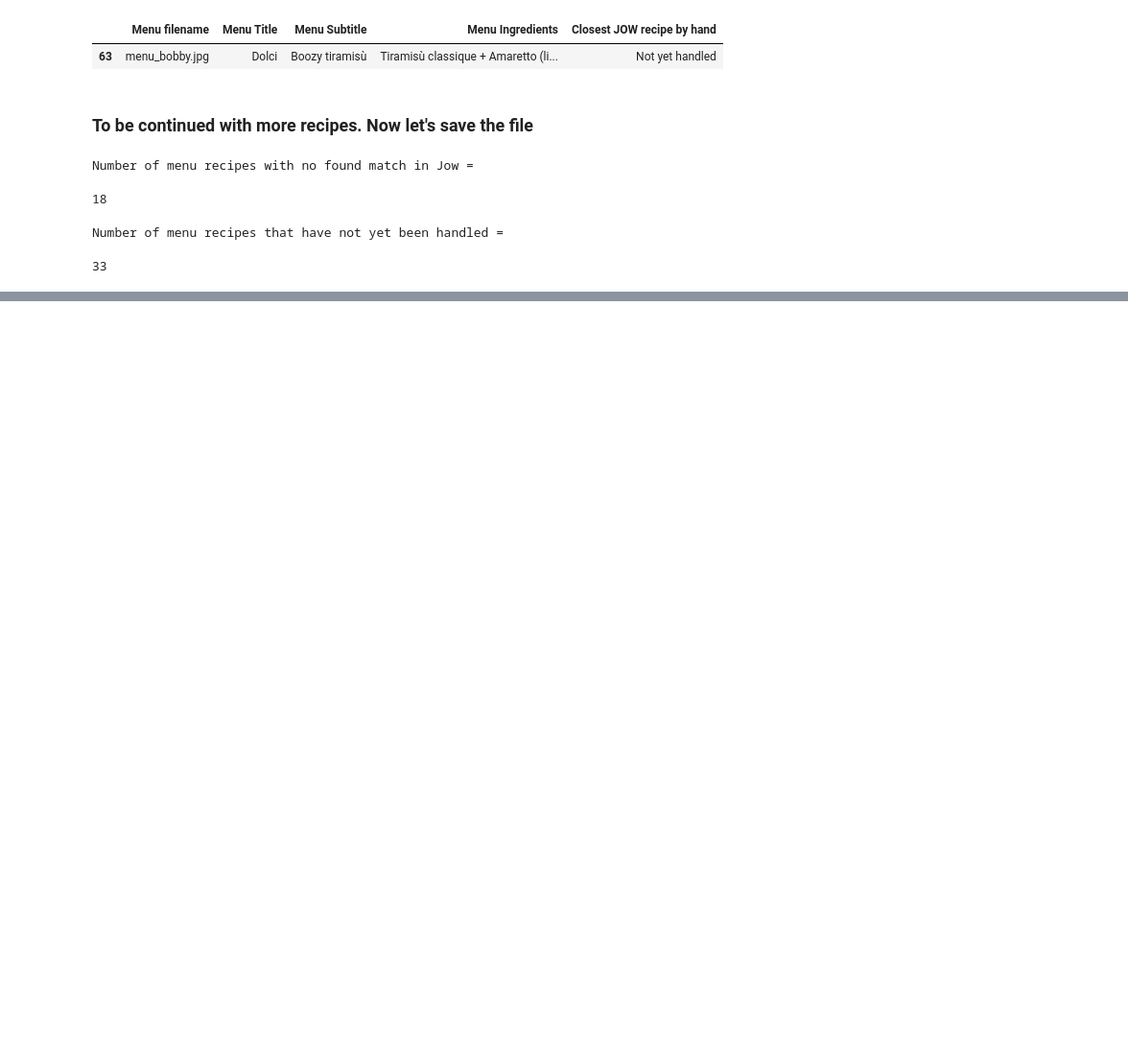
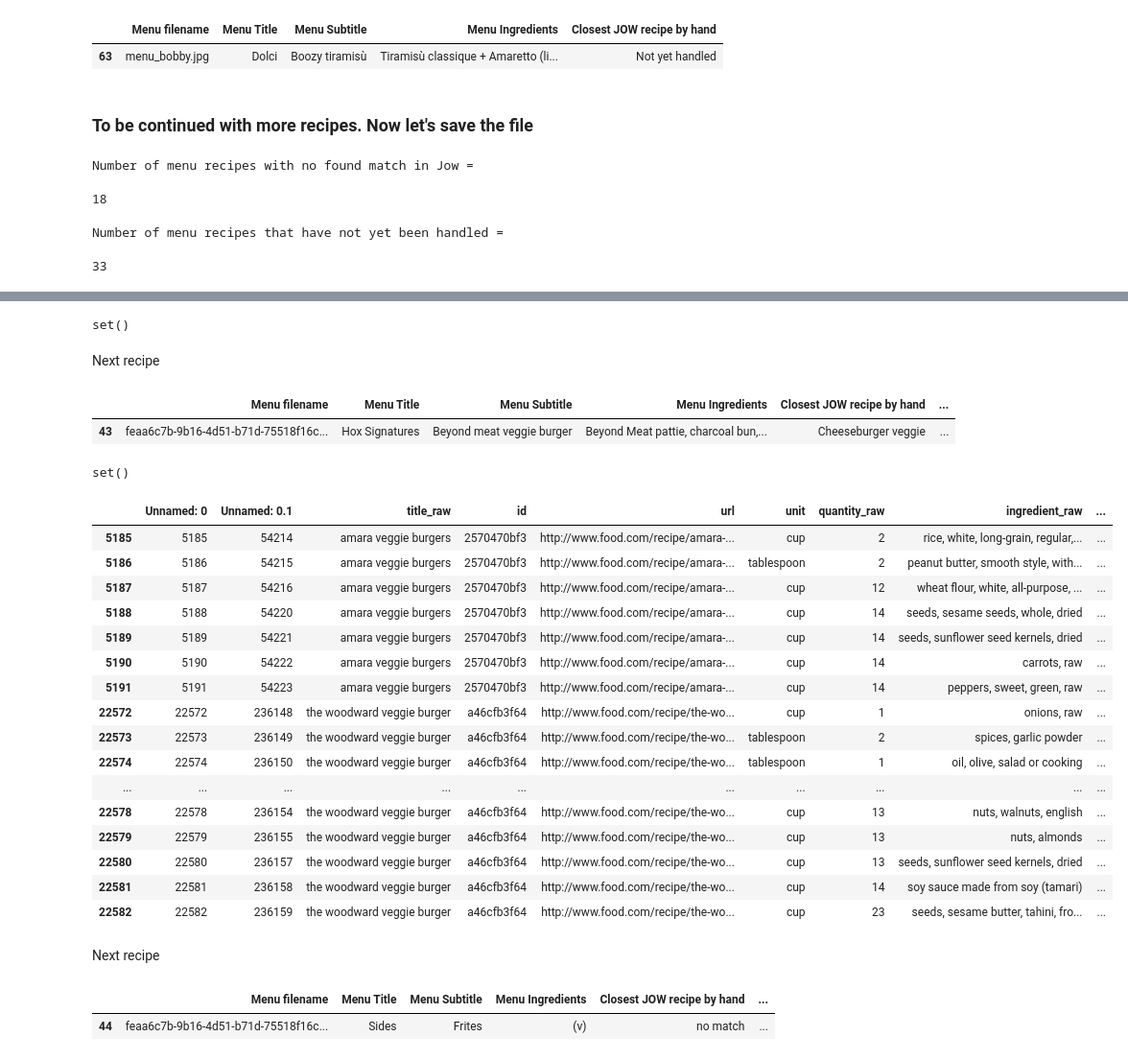
Before and after one commit to eliottcls/carbondiet, a Jupyter notebook: notebooks/[Genevieve]find_closest_recipe_from_menu_by_hand.ipynb, the cells around one changed output, grey strips where cells are left out. Shown at 96% size. Cells and saved outputs as stored; diff of their text form; code cells hidden in the pictures; blank space fills up the shorter version.

```diff
--- a/notebooks/[Genevieve]find_closest_recipe_from_menu_by_hand.ipynb
+++ b/notebooks/[Genevieve]find_closest_recipe_from_menu_by_hand.ipynb
@@ -1290,0 +2054,4 @@ Number of menu recipes with found matches in Jow =
+# %%
+set(seven_data["title_raw"][seven_data["title_raw"].str.contains("burger") & seven_data["ingredient_raw"].str.contains("steak")].values.tolist())
+# %% [output]
+set()
@@ -1290,0 +2060,31 @@ Number of menu recipes with found matches in Jow =
+# %% [markdown]
+Next recipe
+# %%
+menu_data[menu_data.index==43]
+# %% [output]
+|  | Menu filename | Menu Title | Menu Subtitle | Menu Ingredients | Closest JOW recipe by hand | ... |
+| 43 | feaa6c7b-9b16-4d51-b71d-75518f16c... | Hox Signatures | Beyond meat veggie burger | Beyond Meat pattie, charcoal bun,... | Cheeseburger veggie | ... |
+# %%
+set(seven_data["title_raw"][seven_data["title_raw"].str.contains("burger") & seven_data["ingredient_raw"].str.contains("avocado")].values.tolist())
+# %% [output]
+set()
+# %%
+seven_data[seven_data['title_raw'].isin(['amara veggie burgers', 'the woodward veggie burger'])]
+# %% [output]
+|  | Unnamed: 0 | Unnamed: 0.1 | title_raw | id | url | unit | quantity_raw | ingredient_raw | ... |
+| 5185 | 5185 | 54214 | amara veggie burgers | 2570470bf3 | http://www.food.com/recipe/amara-... | cup | 2 | rice, white, long-grain, regular,... | ... |
+| 5186 | 5186 | 54215 | amara veggie burgers | 2570470bf3 | http://www.food.com/recipe/amara-... | tablespoon | 2 | peanut butter, smooth style, with... | ... |
+| 5187 | 5187 | 54216 | amara veggie burgers | 2570470bf3 | http://www.food.com/recipe/amara-... | cup | 12 | wheat flour, white, all-purpose, ... | ... |
+| 5188 | 5188 | 54220 | amara veggie burgers | 2570470bf3 | http://www.food.com/recipe/amara-... | cup | 14 | seeds, sesame seeds, whole, dried | ... |
+| 5189 | 5189 | 54221 | amara veggie burgers | 2570470bf3 | http://www.food.com/recipe/amara-... | cup | 14 | seeds, sunflower seed kernels, dried | ... |
+| 5190 | 5190 | 54222 | amara veggie burgers | 2570470bf3 | http://www.food.com/recipe/amara-... | cup | 14 | carrots, raw | ... |
+| 5191 | 5191 | 54223 | amara veggie burgers | 2570470bf3 | http://www.food.com/recipe/amara-... | cup | 14 | peppers, sweet, green, raw | ... |
+| 22572 | 22572 | 236148 | the woodward veggie burger | a46cfb3f64 | http://www.food.com/recipe/the-wo... | cup | 1 | onions, raw | ... |
+| 22573 | 22573 | 236149 | the woodward veggie burger | a46cfb3f64 | http://www.food.com/recipe/the-wo... | tablespoon | 2 | spices, garlic powder | ... |
+| 22574 | 22574 | 236150 | the woodward veggie burger | a46cfb3f64 | http://www.food.com/recipe/the-wo... | tablespoon | 1 | oil, olive, salad or cooking | ... |
+| ... | ... | ... | ... | ... | ... | ... | ... | ... | ... |
+| 22578 | 22578 | 236154 | the woodward veggie burger | a46cfb3f64 | http://www.food.com/recipe/the-wo... | cup | 13 | nuts, walnuts, english | ... |
+| 22579 | 22579 | 236155 | the woodward veggie burger | a46cfb3f64 | http://www.food.com/recipe/the-wo... | cup | 13 | nuts, almonds | ... |
+| 22580 | 22580 | 236157 | the woodward veggie burger | a46cfb3f64 | http://www.food.com/recipe/the-wo... | cup | 13 | seeds, sunflower seed kernels, dried | ... |
+| 22581 | 22581 | 236158 | the woodward veggie burger | a46cfb3f64 | http://www.food.com/recipe/the-wo... | cup | 14 | soy sauce made from soy (tamari) | ... |
+| 22582 | 22582 | 236159 | the woodward veggie burger | a46cfb3f64 | http://www.food.com/recipe/the-wo... | cup | 23 | seeds, sesame butter, tahini, fro... | ... |
@@ -1290,0 +2093,7 @@ Number of menu recipes with found matches in Jow =
+# %% [markdown]
+Next recipe
+# %%
+menu_data[menu_data.index==44]
+# %% [output]
+|  | Menu filename | Menu Title | Menu Subtitle | Menu Ingredients | Closest JOW recipe by hand | ... |
+| 44 | feaa6c7b-9b16-4d51-b71d-75518f16c... | Sides | Frites | (v) | no match | ... |
```
Also changed, not shown: parts of 268 cells of this notebook.
